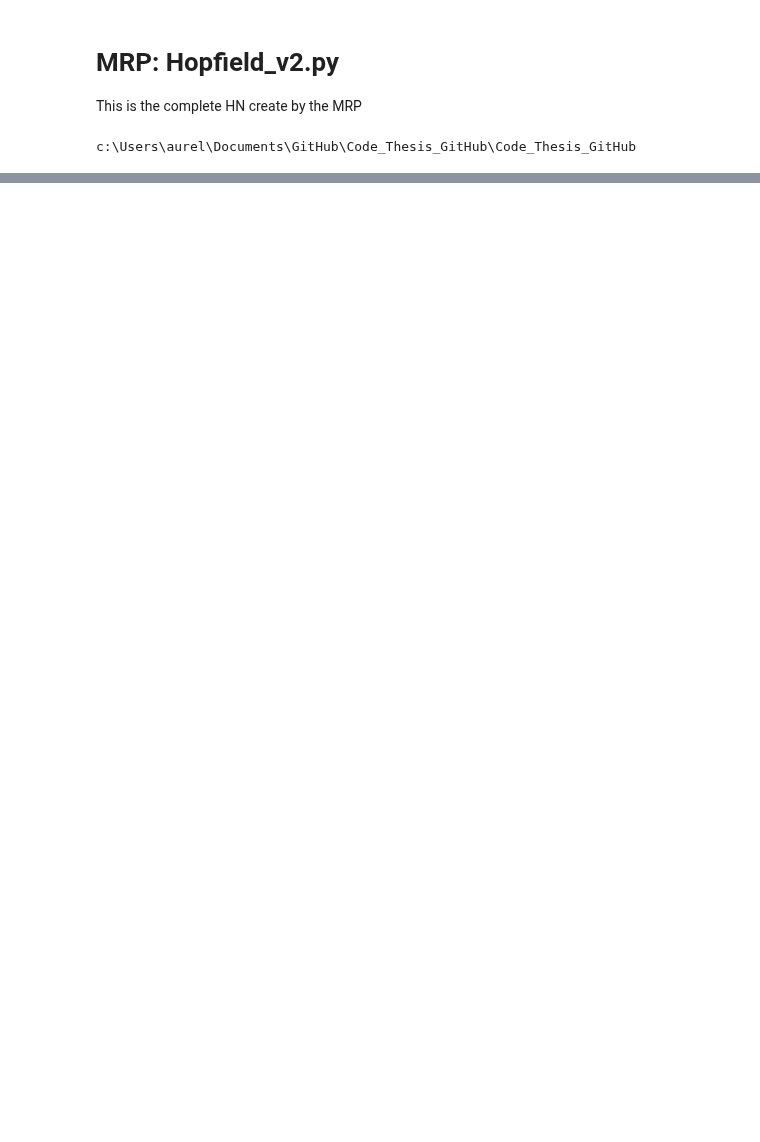
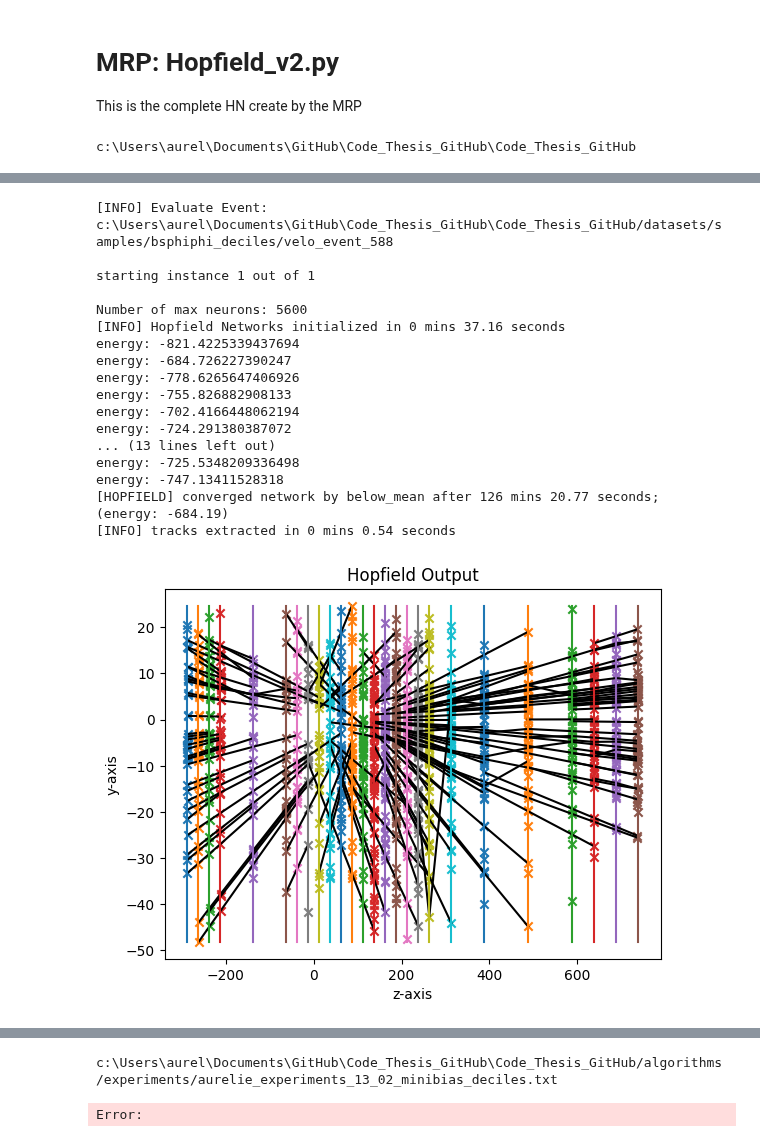
Before and after one commit to alawaree/Code_Thesis_HopfieldNetwork_VELO, a Jupyter notebook: test_MRP_code/Play_HopfieldNetwork_upgraded.ipynb, the cells around one changed output, grey strips where cells are left out. Drawn from its saved outputs; the diff is of its cells as text; code cells hidden in the pictures; blank space fills up the shorter version.

Commit message:
Experiments

```diff
--- a/test_MRP_code/Play_HopfieldNetwork_upgraded.ipynb
+++ b/test_MRP_code/Play_HopfieldNetwork_upgraded.ipynb
@@ -786,7 +785,7 @@ def evaluate_events(file_name, parameters, nr_events=1, plot_event=False, output
     #random.seed(40)
     #random.shuffle(all_events)
     count = 0
-    j = 0
+    j = 588
 
     while count < nr_events:
         i = all_events[j]
@@ -992,0 +960,30 @@ Error:
+# %%
+#Run the Hopfield
+save_experiment(
+        "aurelie_experiments_13_02_minibias_deciles",
+        "Test of the Hopfield network for the 8th decile",
+        "Modified network - Best Configuration test on the 8th decile event of minibias dataset",
+        parameters,
+        "/datasets/samples/bsphiphi_deciles/velo_event_",
+        1,
+    )
+exit()
+# %% [output]
+[INFO] Evaluate Event: c:\Users\aurel\Documents\GitHub\Code_Thesis_GitHub\Code_Thesis_GitHub/datasets/samples/bsphiphi_deciles/velo_event_588
+
+starting instance 1 out of 1
+
+Number of max neurons: 5600
+[INFO] Hopfield Networks initialized in 0 mins 37.16 seconds
+energy: -821.4225339437694
+energy: -684.726227390247
+energy: -778.6265647406926
+energy: -755.826882908133
+energy: -702.4166448062194
+energy: -724.291380387072
+... (13 lines left out)
+energy: -725.5348209336498
+energy: -747.13411528318
+[HOPFIELD] converged network by below_mean after 126 mins 20.77 seconds; (energy: -684.19)
+[INFO] tracks extracted in 0 mins 0.54 seconds
+[figure, added]
@@ -992,0 +991,2 @@ Error:
+c:\Users\aurel\Documents\GitHub\Code_Thesis_GitHub\Code_Thesis_GitHub/algorithms/experiments/aurelie_experiments_13_02_minibias_deciles.txt
+Error:
```
Also changed, not shown: parts of 4 cells of this notebook, 7 other files.
